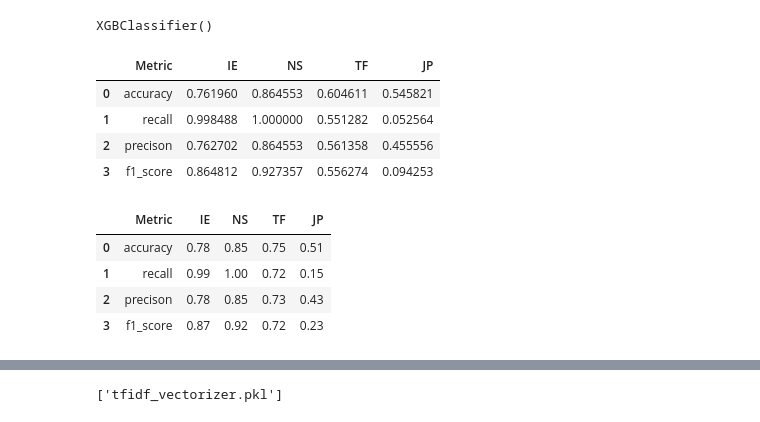
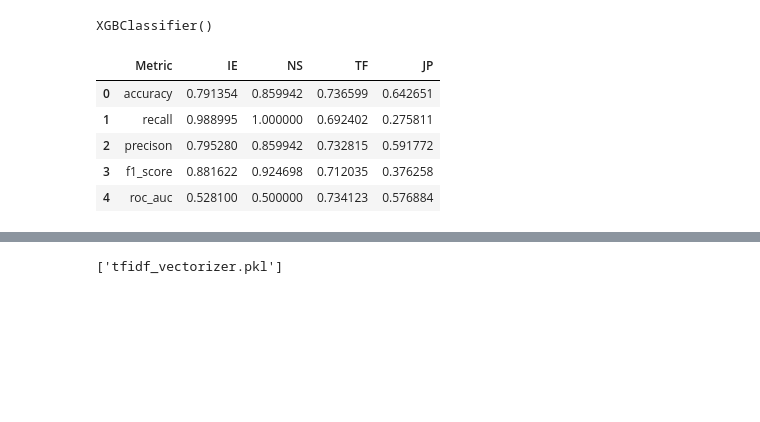
Before and after one commit to ipansh/mbti-classifier, a Jupyter notebook: MBTI_final.ipynb, the cells around one changed output, grey strips where cells are left out. Drawn from its saved outputs; the diff is of its cells as text; code cells hidden in the pictures; blank space fills up the shorter version.

Commit message:
typo in the metrics section

```diff
--- a/MBTI_final.ipynb
+++ b/MBTI_final.ipynb
@@ -242,49 +256,46 @@ ns_pred = ns_classifier.predict(sparse_test_df)
 tf_pred = tf_classifier.predict(sparse_test_df)
 
 jp_pred = jp_classifier.predict(sparse_test_df)
+# %%
+accuracy_metrics_df = pd.DataFrame()
+
+accuracy_metrics_df['Metric'] = ['accuracy', 'recall', 'precison', 'f1_score','roc_auc']
+
+accuracy_metrics_df.loc[:,'IE'] = [metrics.accuracy_score(test_df['IE_hot'], ie_pred),
+                                   metrics.recall_score(test_df['IE_hot'], ie_pred),
+                                   metrics.precision_score(test_df['IE_hot'], ie_pred),
+                                   metrics.f1_score(test_df['IE_hot'], ie_pred),
+                                   metrics.roc_auc_score(test_df['IE_hot'], ie_pred)]
+
+accuracy_metrics_df.loc[:,'NS'] = [metrics.accuracy_score(test_df['NS_hot'], ns_pred),
+                                   metrics.recall_score(test_df['NS_hot'], ns_pred),
+                                   metrics.precision_score(test_df['NS_hot'], ns_pred),
+                                   metrics.f1_score(test_df['NS_hot'], ns_pred),
+                                   metrics.roc_auc_score(test_df['NS_hot'], ns_pred)]
+
+accuracy_metrics_df.loc[:,'TF'] = [metrics.accuracy_score(test_df['TF_hot'], tf_pred),
+                                   metrics.recall_score(test_df['TF_hot'], tf_pred),
+                                   metrics.precision_score(test_df['TF_hot'], tf_pred),
+                                   metrics.f1_score(test_df['TF_hot'], tf_pred),
+                                   metrics.roc_auc_score(test_df['TF_hot'], tf_pred)]
+
+accuracy_metrics_df.loc[:,'JP'] = [metrics.accuracy_score(test_df['JP_hot'], jp_pred),
+                                   metrics.recall_score(test_df['JP_hot'], jp_pred),
+                                   metrics.precision_score(test_df['JP_hot'], jp_pred),
+                                   metrics.f1_score(test_df['JP_hot'], jp_pred),
+                                   metrics.roc_auc_score(test_df['JP_hot'], jp_pred)]
+
+accuracy_metrics_df
+# %% [output]
+|  | Metric | IE | NS | TF | JP |
+| 0 | accuracy | 0.791354 | 0.859942 | 0.736599 | 0.642651 |
+| 1 | recall | 0.988995 | 1.000000 | 0.692402 | 0.275811 |
+| 2 | precison | 0.795280 | 0.859942 | 0.732815 | 0.591772 |
+| 3 | f1_score | 0.881622 | 0.924698 | 0.712035 | 0.376258 |
+| 4 | roc_auc | 0.528100 | 0.500000 | 0.734123 | 0.576884 |
 # %%
 def feature_importances(classifier):
     feature_importance_dict = {}
     for x,y in zip(list(train_df2.columns), list(tf_classifier.feature_importances_)):
         feature_importance_dict[x] = y
     return {k: v for k, v in sorted(feature_importance_dict.items(), key=lambda item: item[1])}
-# %%
-accuracy_metrics_df = pd.DataFrame()
-
-accuracy_metrics_df['Metric'] = ['accuracy', 'recall', 'precison', 'f1_score']
-
-accuracy_metrics_df.loc[:,'IE'] = [metrics.accuracy_score(test_df['IE_hot'], ie_pred),
-                                   metrics.recall_score(test_df['IE_hot'], ie_pred),
-                                   metrics.precision_score(test_df['IE_hot'], ie_pred),
-                                   metrics.f1_score(test_df['IE_hot'], ie_pred)]
-
-accuracy_metrics_df.loc[:,'NS'] = [metrics.accuracy_score(test_df['NS_hot'], ns_pred),
-                                   metrics.recall_score(test_df['NS_hot'], ns_pred),
-                                   metrics.precision_score(test_df['NS_hot'], ns_pred),
-                                   metrics.f1_score(test_df['NS_hot'], ns_pred)]
-
-accuracy_metrics_df.loc[:,'TF'] = [metrics.accuracy_score(test_df['TF_hot'], tf_pred),
-                                   metrics.recall_score(test_df['TF_hot'], tf_pred),
-                                   metrics.precision_score(test_df['TF_hot'], tf_pred),
-                                   metrics.f1_score(test_df['TF_hot'], tf_pred)]
-
-accuracy_metrics_df.loc[:,'JP'] = [metrics.accuracy_score(test_df['TF_hot'], jp_pred),
-                                   metrics.recall_score(test_df['TF_hot'], jp_pred),
-                                   metrics.precision_score(test_df['TF_hot'], jp_pred),
-                                   metrics.f1_score(test_df['TF_hot'], jp_pred)]
-
-accuracy_metrics_df
-# %% [output]
-|  | Metric | IE | NS | TF | JP |
-| 0 | accuracy | 0.761960 | 0.864553 | 0.604611 | 0.545821 |
-| 1 | recall | 0.998488 | 1.000000 | 0.551282 | 0.052564 |
-| 2 | precison | 0.762702 | 0.864553 | 0.561358 | 0.455556 |
-| 3 | f1_score | 0.864812 | 0.927357 | 0.556274 | 0.094253 |
-# %%
-accuracy_metrics_df.round(2)
-# %% [output]
-|  | Metric | IE | NS | TF | JP |
-| 0 | accuracy | 0.78 | 0.85 | 0.75 | 0.51 |
-| 1 | recall | 0.99 | 1.00 | 0.72 | 0.15 |
-| 2 | precison | 0.78 | 0.85 | 0.73 | 0.43 |
-| 3 | f1_score | 0.87 | 0.92 | 0.72 | 0.23 |
```
Also changed, not shown: parts of 4 cells of this notebook.
